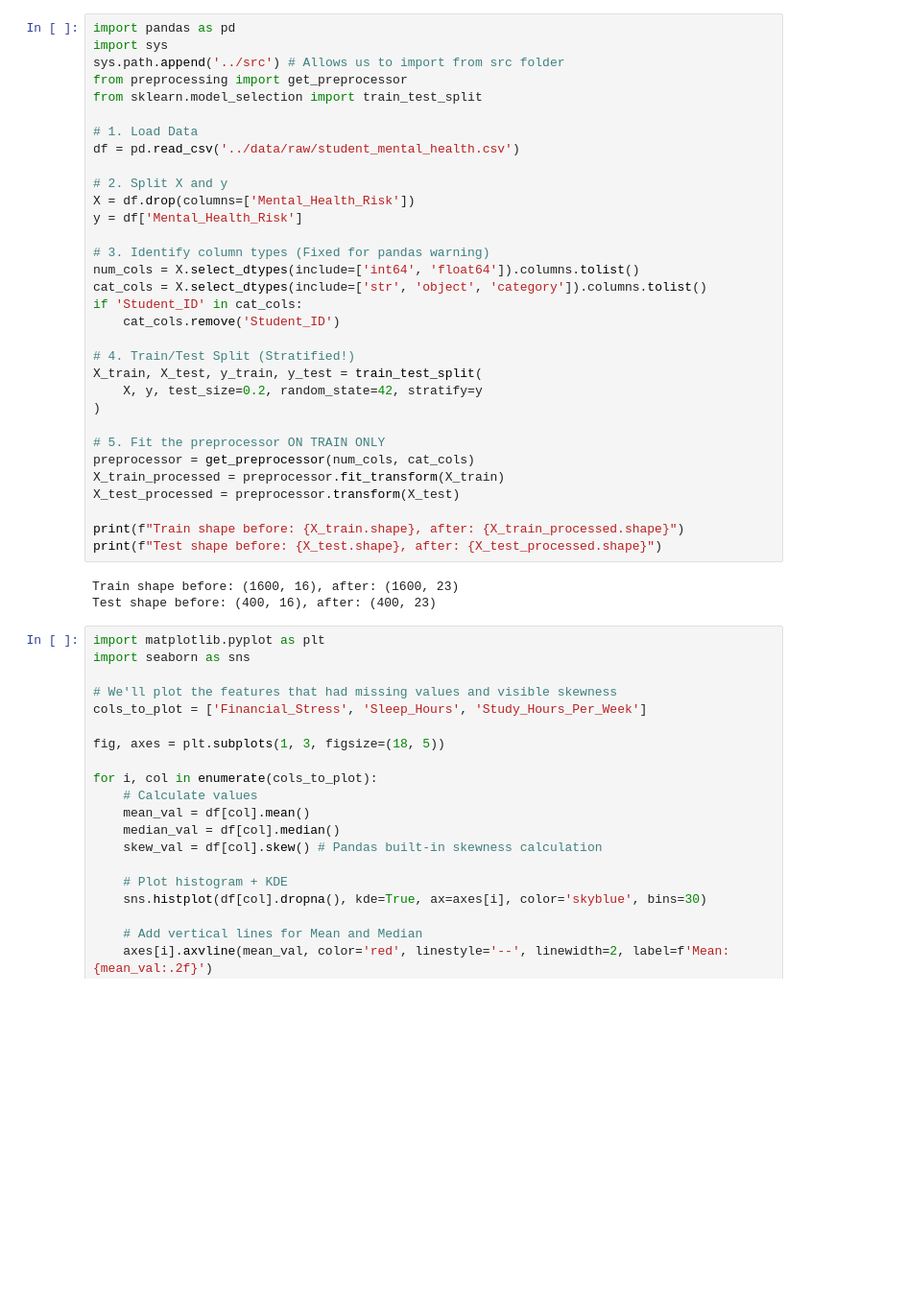
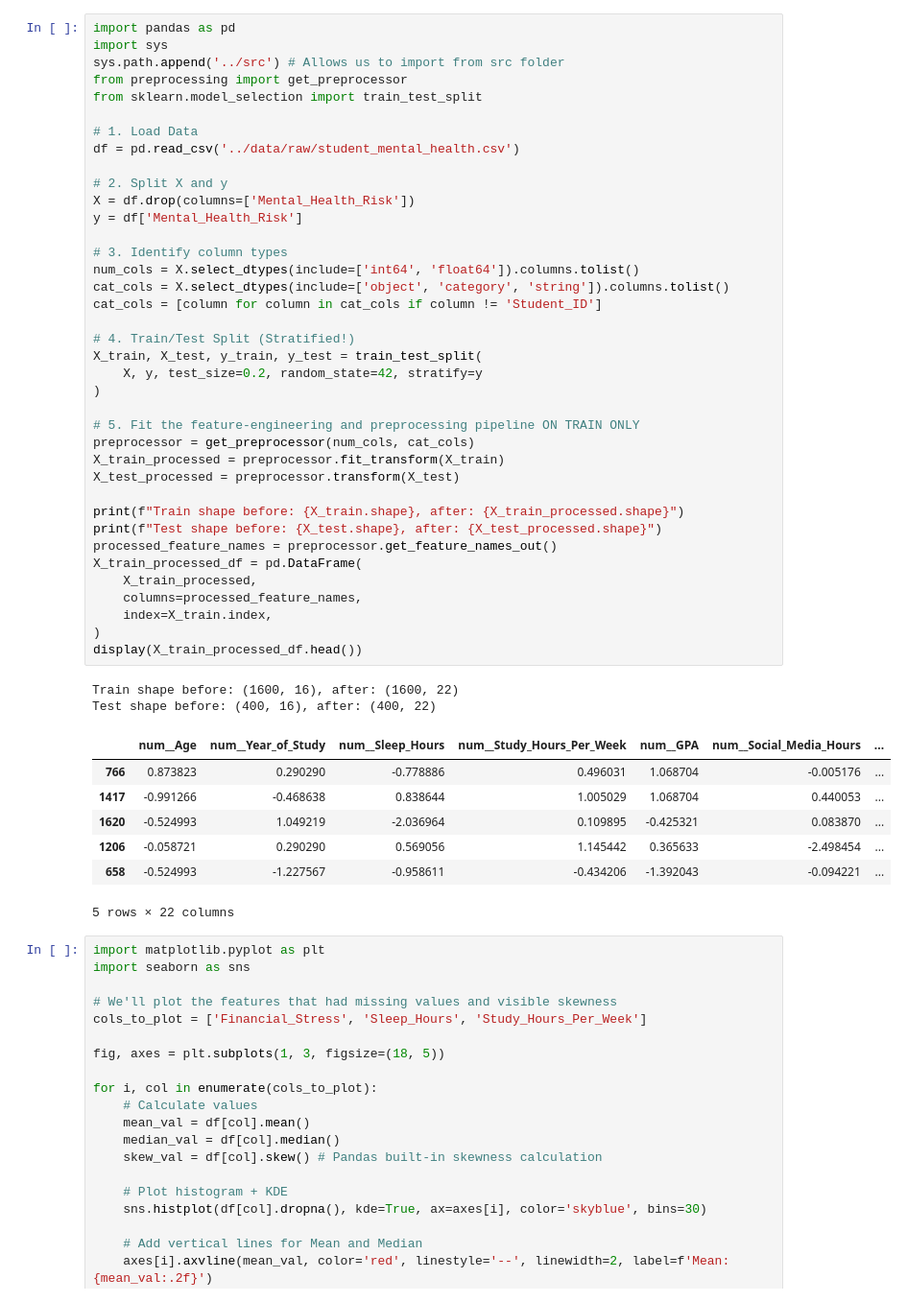
Before and after one commit to yassir-lazreq/sante_mentale_Prediction-, a Jupyter notebook: notebooks/02_preprocessing.ipynb, the cells around one changed output. Shown at 96% size. Drawn from its saved outputs; the diff is of its cells as text; blank space fills up the shorter version.

Commit message:
feat: document preprocessing outputs
Co-authored-by: Copilot <223556219+Copilot@users.noreply.github.com>

```diff
--- a/notebooks/02_preprocessing.ipynb
+++ b/notebooks/02_preprocessing.ipynb
@@ -1,38 +1,51 @@
 # %%
 import pandas as pd
 import sys
 sys.path.append('../src') # Allows us to import from src folder
 from preprocessing import get_preprocessor
 from sklearn.model_selection import train_test_split
 
 # 1. Load Data
 df = pd.read_csv('../data/raw/student_mental_health.csv')
 
 # 2. Split X and y
 X = df.drop(columns=['Mental_Health_Risk'])
 y = df['Mental_Health_Risk']
 
-# 3. Identify column types (Fixed for pandas warning)
+# 3. Identify column types
 num_cols = X.select_dtypes(include=['int64', 'float64']).columns.tolist()
-cat_cols = X.select_dtypes(include=['str', 'object', 'category']).columns.tolist()
-if 'Student_ID' in cat_cols:
-    cat_cols.remove('Student_ID')
+cat_cols = X.select_dtypes(include=['object', 'category', 'string']).columns.tolist()
+cat_cols = [column for column in cat_cols if column != 'Student_ID']
 
 # 4. Train/Test Split (Stratified!)
 X_train, X_test, y_train, y_test = train_test_split(
     X, y, test_size=0.2, random_state=42, stratify=y
 )
 
-# 5. Fit the preprocessor ON TRAIN ONLY
+# 5. Fit the feature-engineering and preprocessing pipeline ON TRAIN ONLY
 preprocessor = get_preprocessor(num_cols, cat_cols)
 X_train_processed = preprocessor.fit_transform(X_train)
 X_test_processed = preprocessor.transform(X_test)
 
 print(f"Train shape before: {X_train.shape}, after: {X_train_processed.shape}")
 print(f"Test shape before: {X_test.shape}, after: {X_test_processed.shape}")
+processed_feature_names = preprocessor.get_feature_names_out()
+X_train_processed_df = pd.DataFrame(
+    X_train_processed,
+    columns=processed_feature_names,
+    index=X_train.index,
+)
+display(X_train_processed_df.head())
 # %% [output]
-Train shape before: (1600, 16), after: (1600, 23)
-Test shape before: (400, 16), after: (400, 23)
+Train shape before: (1600, 16), after: (1600, 22)
+Test shape before: (400, 16), after: (400, 22)
+|  | num__Age | num__Year_of_Study | num__Sleep_Hours | num__Study_Hours_Per_Week | num__GPA | num__Social_Media_Hours | ... |
+| 766 | 0.873823 | 0.290290 | -0.778886 | 0.496031 | 1.068704 | -0.005176 | ... |
+| 1417 | -0.991266 | -0.468638 | 0.838644 | 1.005029 | 1.068704 | 0.440053 | ... |
+| 1620 | -0.524993 | 1.049219 | -2.036964 | 0.109895 | -0.425321 | 0.083870 | ... |
+| 1206 | -0.058721 | 0.290290 | 0.569056 | 1.145442 | 0.365633 | -2.498454 | ... |
+| 658 | -0.524993 | -1.227567 | -0.958611 | -0.434206 | -1.392043 | -0.094221 | ... |
+5 rows × 22 columns
 # %%
 import matplotlib.pyplot as plt
 import seaborn as sns
```
